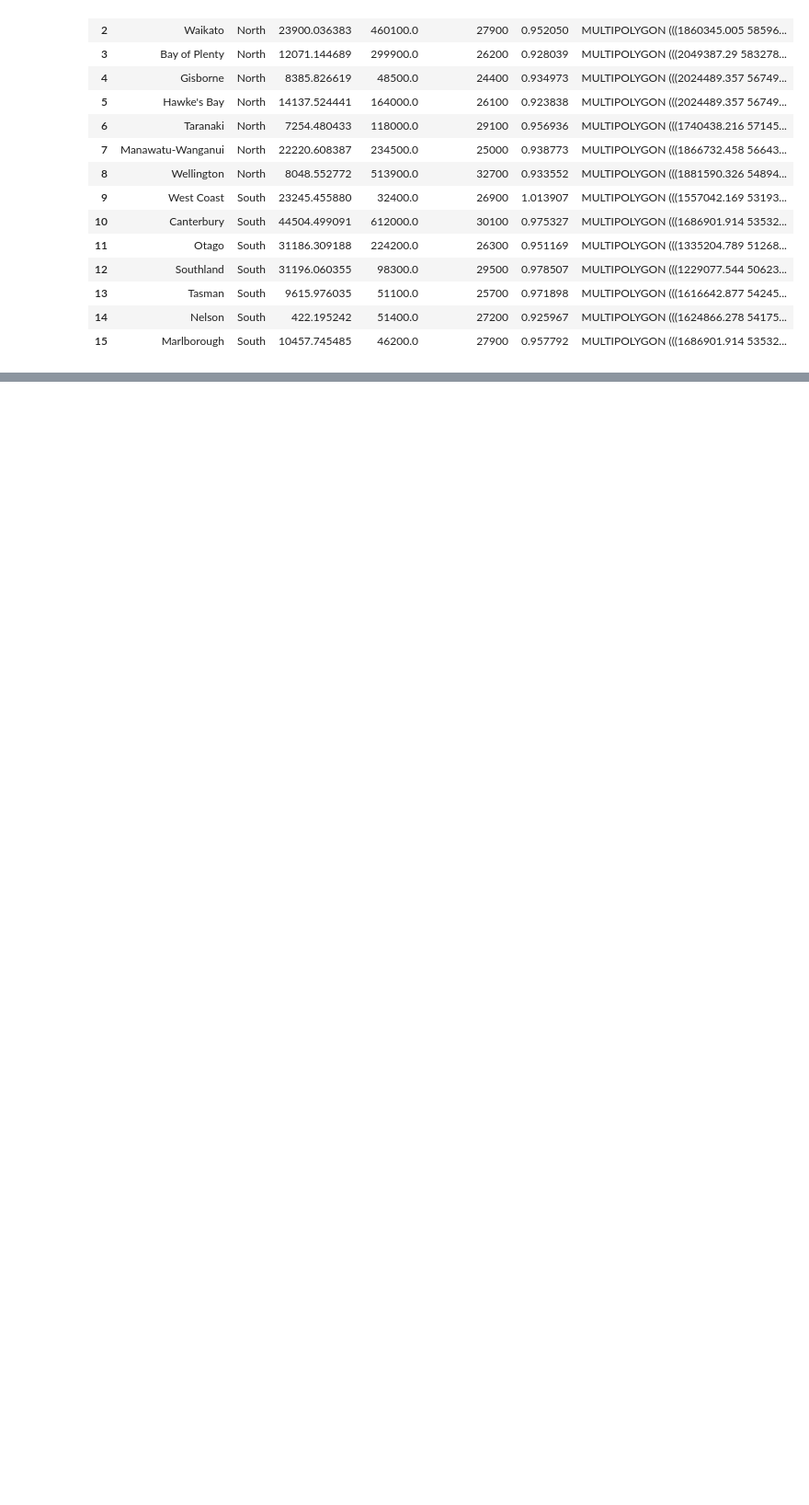
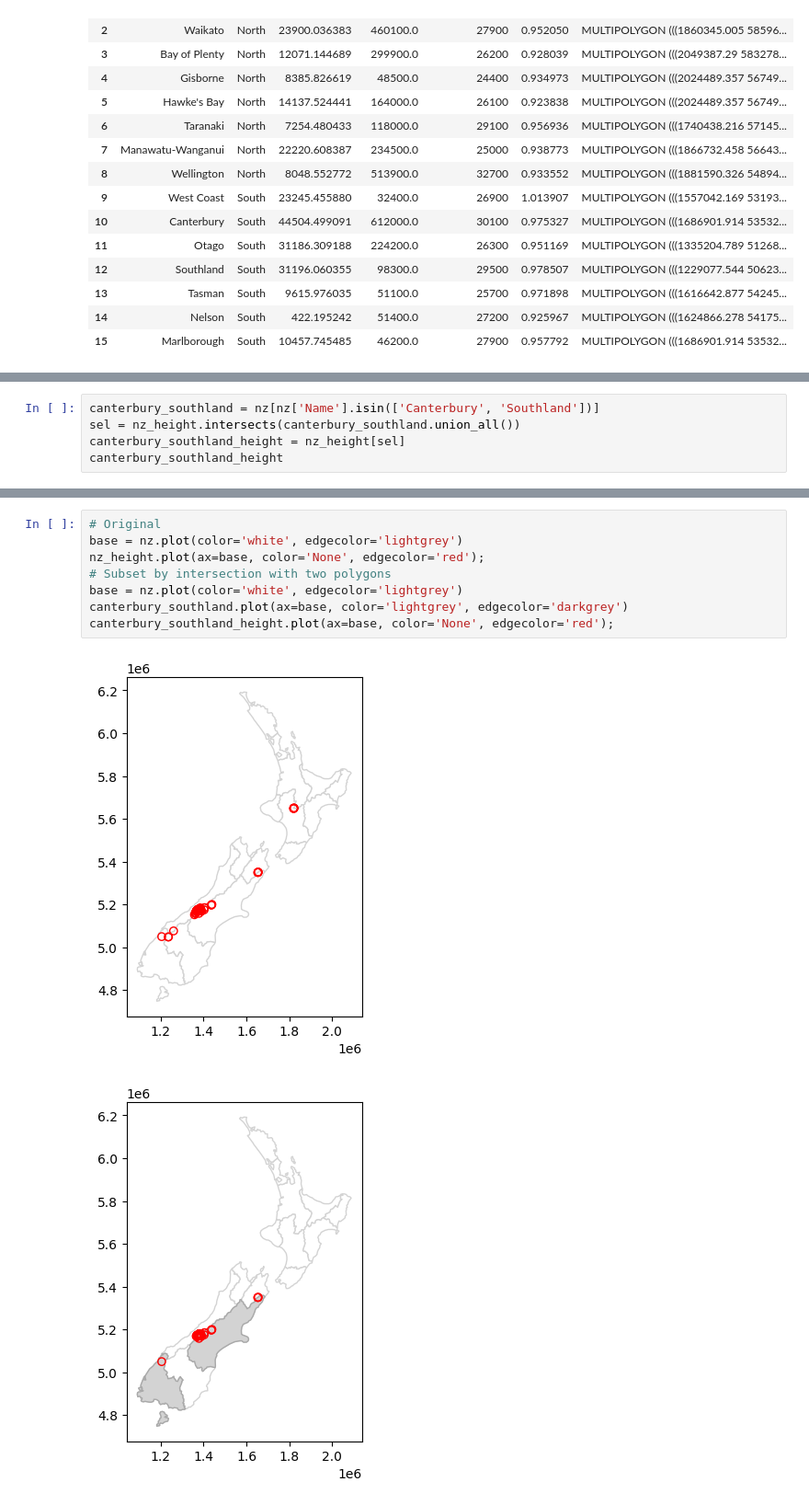
Before and after one commit to balmdui/tutorial_geocompy, a Jupyter notebook: 03_spatial.ipynb, the cells around one changed output, grey strips where cells are left out. Shown at 92% size. Drawn from its saved outputs; the diff is of its cells as text; blank space fills up the shorter version.

```diff
--- a/03_spatial.ipynb
+++ b/03_spatial.ipynb
@@ -53,0 +111,5 @@ nz
+# %%
+canterbury_southland = nz[nz['Name'].isin(['Canterbury', 'Southland'])]
+sel = nz_height.intersects(canterbury_southland.union_all())
+canterbury_southland_height = nz_height[sel]
+canterbury_southland_height
@@ -53,0 +130,11 @@ nz
+# %%
+# Original
+base = nz.plot(color='white', edgecolor='lightgrey')
+nz_height.plot(ax=base, color='None', edgecolor='red');
+# Subset by intersection with two polygons
+base = nz.plot(color='white', edgecolor='lightgrey')
+canterbury_southland.plot(ax=base, color='lightgrey', edgecolor='darkgrey')
+canterbury_southland_height.plot(ax=base, color='None', edgecolor='red');
+# %% [output]
+[figure, added]
+[figure, added]
```
Also changed, not shown: parts of 27 cells of this notebook.
